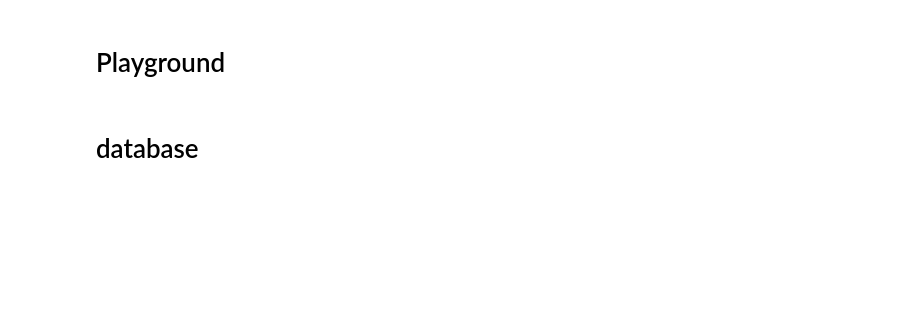
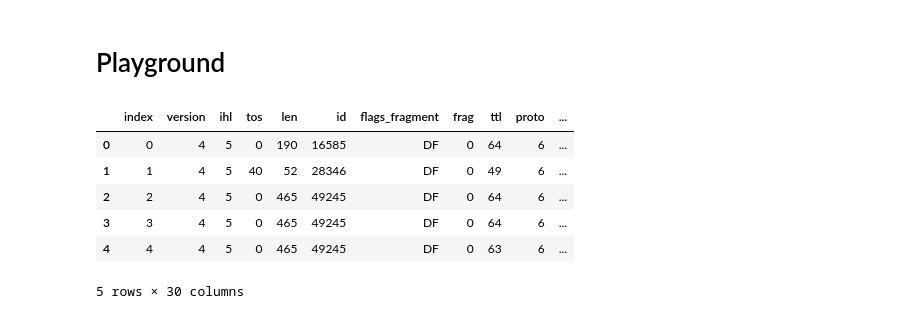
Before and after one commit to codechrl/remote-capture, a Jupyter notebook: jupyter.ipynb, the cells around one changed output. Drawn from its saved outputs; the diff is of its cells as text; code cells hidden in the pictures; blank space fills up the shorter version.

```diff
--- a/jupyter.ipynb
+++ b/jupyter.ipynb
@@ -47,2 +2,0 @@ df.to_excel("data\pcap_handler.xlsx", index=False)
-# %% [markdown]
-# database
@@ -58,0 +50,14 @@ df.head()
+# %%
+PGSTRING = 'postgresql://codechrl:a4U3cXdhsMLl@ep-muddy-truth-800823.us-east-2.aws.neon.tech/neondb'
+engine = create_engine(PGSTRING, echo=False)
+# %%
+df_ori = pd.read_sql('SELECT * FROM traffic', engine)
+df_ori.head()
+# %% [output]
+|  | index | version | ihl | tos | len | id | flags_fragment | frag | ttl | proto | ... |
+| 0 | 0 | 4 | 5 | 0 | 190 | 16585 | DF | 0 | 64 | 6 | ... |
+| 1 | 1 | 4 | 5 | 40 | 52 | 28346 | DF | 0 | 49 | 6 | ... |
+| 2 | 2 | 4 | 5 | 0 | 465 | 49245 | DF | 0 | 64 | 6 | ... |
+| 3 | 3 | 4 | 5 | 0 | 465 | 49245 | DF | 0 | 64 | 6 | ... |
+| 4 | 4 | 4 | 5 | 0 | 465 | 49245 | DF | 0 | 63 | 6 | ... |
+5 rows × 30 columns
```
Also changed, not shown: parts of 25 cells of this notebook, 7 other files.
